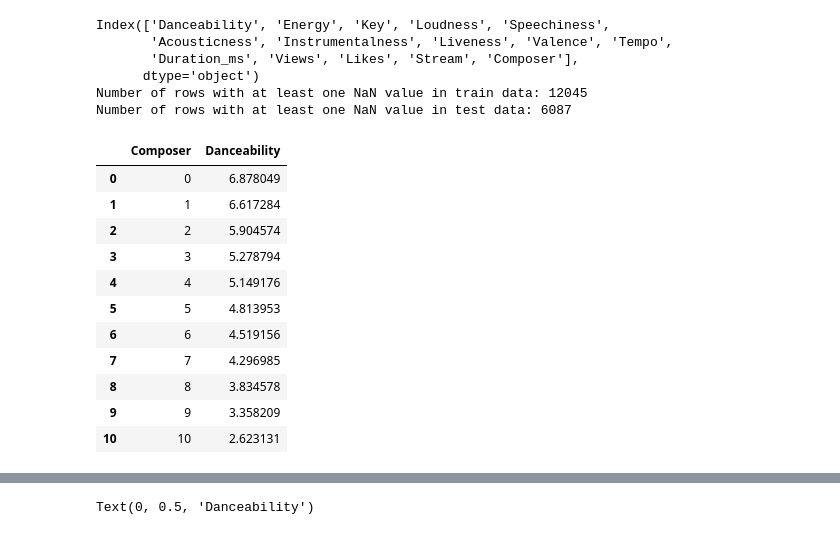
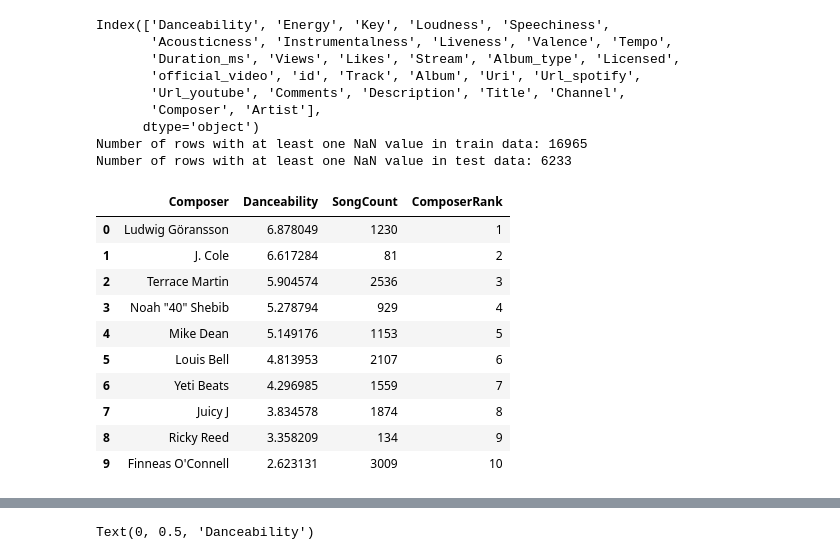
Before and after one commit to ouyang-yang/HTML, a Jupyter notebook: ML_FP_observation.ipynb, the cells around one changed output, grey strips where cells are left out. Cells and saved outputs as stored; diff of their text form; code cells hidden in the pictures.

Commit message:
some data processing

```diff
--- a/ML_FP_observation.ipynb
+++ b/ML_FP_observation.ipynb
@@ -9,8 +9,8 @@ import pandas as pd
 import numpy as np
 import random
 # %%
-df_tr = pd.read_csv("ML_FP_train_updated_v3.csv")
-df_t = pd.read_csv("ML_FP_test_updated_v3_com.csv")
+df_tr = pd.read_csv("ML_FP_train.csv")
+df_t = pd.read_csv("ML_FP_test.csv")
 
 # df_tr.shape (17170, 29)
 #  df_t.shape (6315, 14)
@@ -22,24 +22,30 @@ print("Number of rows with at least one NaN value in test data:", count_t)
 # %% [output]
 Index(['Danceability', 'Energy', 'Key', 'Loudness', 'Speechiness',
        'Acousticness', 'Instrumentalness', 'Liveness', 'Valence', 'Tempo',
-       'Duration_ms', 'Views', 'Likes', 'Stream', 'Composer'],
+       'Duration_ms', 'Views', 'Likes', 'Stream', 'Album_type', 'Licensed',
+       'official_video', 'id', 'Track', 'Album', 'Uri', 'Url_spotify',
+       'Url_youtube', 'Comments', 'Description', 'Title', 'Channel',
+       'Composer', 'Artist'],
       dtype='object')
-Number of rows with at least one NaN value in train data: 12045
-Number of rows with at least one NaN value in test data: 6087
+Number of rows with at least one NaN value in train data: 16965
+Number of rows with at least one NaN value in test data: 6233
 # %%
 df_tr1 = df_tr[['Composer', 'Danceability']]
 df_tr1 = df_tr1.groupby('Composer', as_index=False).mean().sort_values('Danceability', ascending=False)
+song_counts = df_tr['Composer'].value_counts().reset_index()
+song_counts.columns = ['Composer', 'SongCount']
+df_tr1 = df_tr1.merge(song_counts, on='Composer')
+df_tr1['ComposerRank'] = df_tr1['Danceability'].rank(ascending=False, method='min').astype(int)
 df_tr1
 # %% [output]
-|  | Composer | Danceability |
-| 0 | 0 | 6.878049 |
-| 1 | 1 | 6.617284 |
-| 2 | 2 | 5.904574 |
-| 3 | 3 | 5.278794 |
-| 4 | 4 | 5.149176 |
-| 5 | 5 | 4.813953 |
-| 6 | 6 | 4.519156 |
-| 7 | 7 | 4.296985 |
-| 8 | 8 | 3.834578 |
-| 9 | 9 | 3.358209 |
-| 10 | 10 | 2.623131 |
+|  | Composer | Danceability | SongCount | ComposerRank |
+| 0 | Ludwig Göransson | 6.878049 | 1230 | 1 |
+| 1 | J. Cole | 6.617284 | 81 | 2 |
+| 2 | Terrace Martin | 5.904574 | 2536 | 3 |
+| 3 | Noah "40" Shebib | 5.278794 | 929 | 4 |
+| 4 | Mike Dean | 5.149176 | 1153 | 5 |
+| 5 | Louis Bell | 4.813953 | 2107 | 6 |
+| 6 | Yeti Beats | 4.296985 | 1559 | 7 |
+| 7 | Juicy J | 3.834578 | 1874 | 8 |
+| 8 | Ricky Reed | 3.358209 | 134 | 9 |
+| 9 | Finneas O'Connell | 2.623131 | 3009 | 10 |
```
Also changed, not shown: parts of 6 cells of this notebook, 4 other files.
